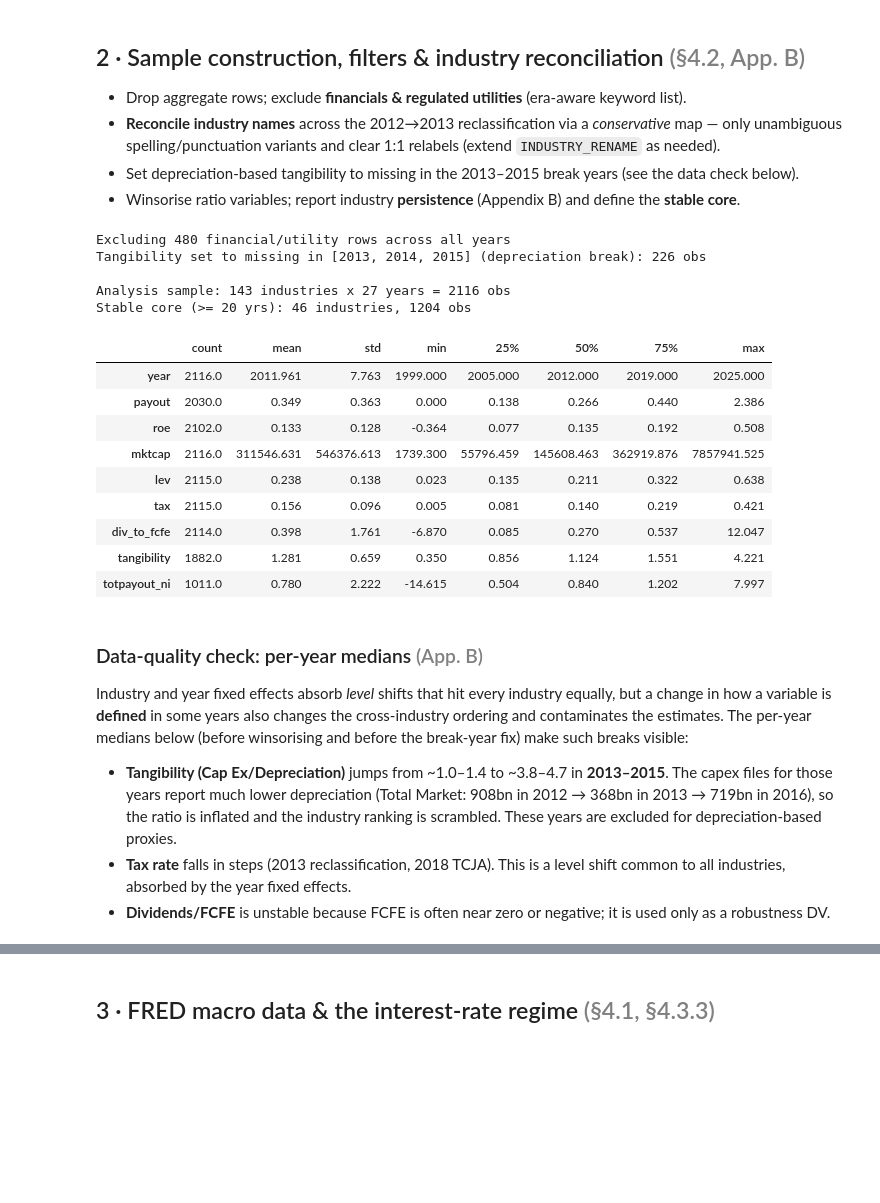
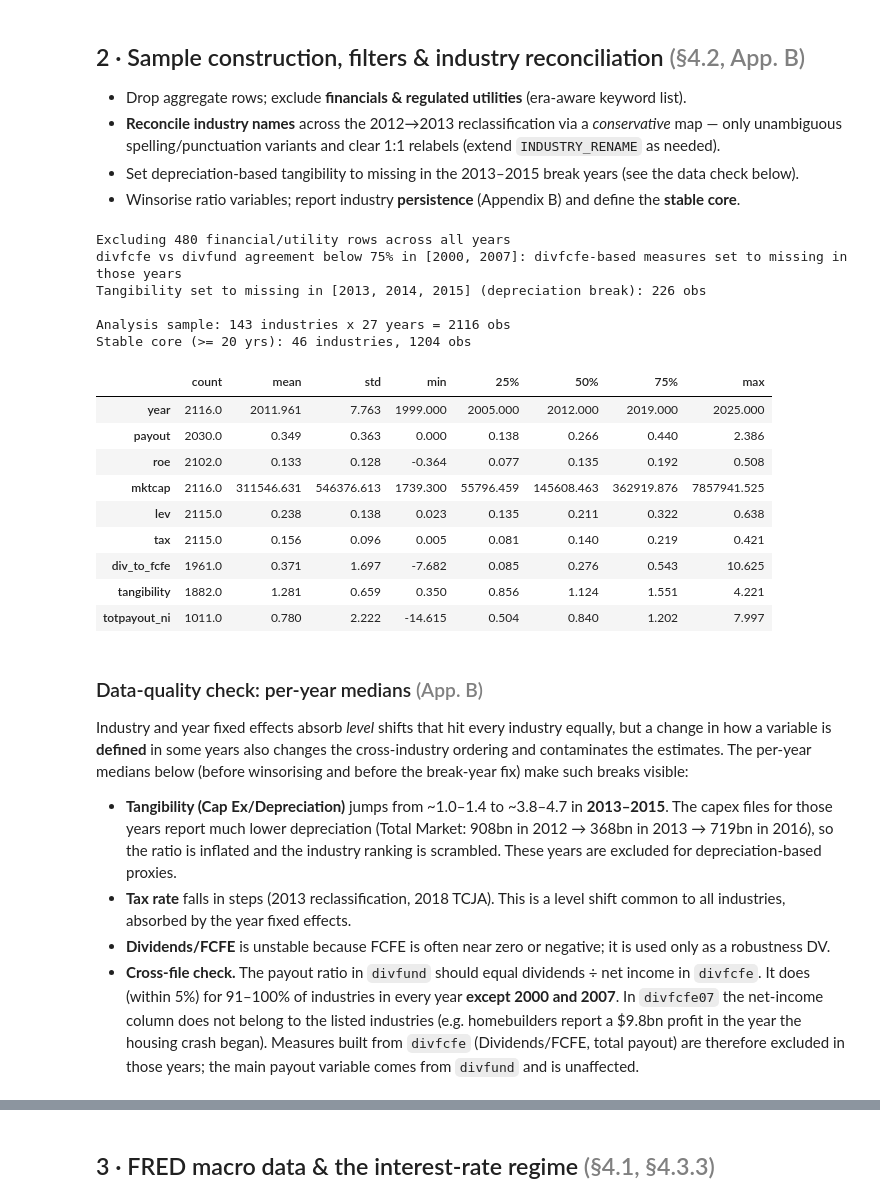
Before and after one commit to MilanKalajdzic/Master-Thesis, a Jupyter notebook: thesis_analysis.ipynb, the cells around one changed output, grey strips where cells are left out. Cells and saved outputs as stored; diff of their text form; code cells hidden in the pictures; blank space fills up the shorter version.

```diff
--- a/thesis_analysis.ipynb
+++ b/thesis_analysis.ipynb
@@ -84,6 +84,7 @@ FRED_SNAPSHOT = Path("data/fred/fred_snapshot.csv")
 
 # Sample construction
 WINSOR_P         = 0.01
+CROSSFILE_MIN_AGREE = 0.75     # min share of industries whose divfund payout matches divfcfe D/NI (±5%)
 EXCLUDE_FIN_UTIL = True
 MIN_YEARS_CORE   = 20          # stable-core robustness: keep industries present >= this many years
 COVID_YEARS      = [2020, 2021]
@@ -205,6 +206,10 @@ def load_year(year):
         dcol, fcol = pick_div(fc), pick_fcfe(fc)
         tot, ni = pick(fc, "dividends", "buyback"), pick(fc, "net income")
         f = pd.DataFrame({"industry": fc["industry"]})
+        if dcol:
+            f["div_usd"] = pd.to_numeric(fc[dcol], errors="coerce")   # $m, used for checks and §8b
+        if ni:
+            f["ni_usd"] = pd.to_numeric(fc[ni], errors="coerce")
         if dcol and fcol:
             f["div_to_fcfe"] = (pd.to_numeric(fc[dcol], errors="coerce")
                                 / pd.to_numeric(fc[fcol], errors="coerce").replace(0, np.nan))
@@ -322,37 +327,52 @@ def winsorize(df, cols, p=WINSOR_P):
 panel = clean_sample(raw)
 panel_prewin = panel.copy()      # kept for the per-year data-quality check below
 
+# Cross-file consistency: divfund's payout ratio vs dividends / net income from divfcfe (same year, same
+# industry). A year in which most industries disagree points to a scrambled divfcfe file (e.g. 2007, where
+# the net-income column does not match the industries); measures built from divfcfe are set to missing there.
+_r = raw[raw["industry"].replace(INDUSTRY_RENAME).isin(panel["industry"])]
+_calc = _r["div_usd"] / _r["ni_usd"].where(_r["ni_usd"] > 0)
+_both = _r["payout"].gt(0) & _calc.notna()
+_agree = ((_r["payout"] - _calc).abs() / _calc).lt(0.05)
+crossfile_agreement = _agree[_both].groupby(_r.loc[_both, "year"]).mean().rename("share_agree")
+DIVFCFE_BAD_YEARS = sorted(int(y) for y in crossfile_agreement[crossfile_agreement < CROSSFILE_MIN_AGREE].index)
+print(f"divfcfe vs divfund agreement below {CROSSFILE_MIN_AGREE:.0%} in {DIVFCFE_BAD_YEARS}: "
+      f"divfcfe-based measures set to missing in those years")
+panel.loc[panel["year"].isin(DIVFCFE_BAD_YEARS), ["div_to_fcfe", "totpayout_ni"]] = np.nan
+panel = panel.drop(columns=["div_usd", "ni_usd"])   # dollar levels stay in `raw` (summed where needed, §8b)
+
 if TANGIBILITY_PROXY in DEPREC_PROXIES:
     brk = panel["year"].isin(TANG_BREAK_YEARS)
     print(f"Tangibility set to missing in {TANG_BREAK_YEARS} (depreciation break): "
           f"{int(panel.loc[brk, 'tangibility'].notna().sum())} obs")
     panel.loc[brk, "tangibility"] = np.nan
 
 panel = winsorize(panel, [c for c in
         ["payout", "div_to_fcfe", "totpayout_ni", "lev", "roe", "tax", "tangibility"] if c in panel])
 
 # persistence / stable core (Appendix B)
 persist = panel.groupby("industry")["year"].nunique().sort_values(ascending=False)
 CORE = persist[persist >= MIN_YEARS_CORE].index.tolist()
 panel["in_core"] = panel["industry"].isin(CORE)
 print(f"\nAnalysis sample: {panel['industry'].nunique()} industries x {panel['year'].nunique()} years "
       f"= {len(panel)} obs")
 print(f"Stable core (>= {MIN_YEARS_CORE} yrs): {len(CORE)} industries, {int(panel['in_core'].sum())} obs")
 panel.describe().T.round(3)
 # %% [output]
 Excluding 480 financial/utility rows across all years
+divfcfe vs divfund agreement below 75% in [2000, 2007]: divfcfe-based measures set to missing in those years
 Tangibility set to missing in [2013, 2014, 2015] (depreciation break): 226 obs
 
 Analysis sample: 143 industries x 27 years = 2116 obs
 Stable core (>= 20 yrs): 46 industries, 1204 obs
 |  | count | mean | std | min | 25% | 50% | 75% | max |
 | year | 2116.0 | 2011.961 | 7.763 | 1999.000 | 2005.000 | 2012.000 | 2019.000 | 2025.000 |
 | payout | 2030.0 | 0.349 | 0.363 | 0.000 | 0.138 | 0.266 | 0.440 | 2.386 |
 | roe | 2102.0 | 0.133 | 0.128 | -0.364 | 0.077 | 0.135 | 0.192 | 0.508 |
 | mktcap | 2116.0 | 311546.631 | 546376.613 | 1739.300 | 55796.459 | 145608.463 | 362919.876 | 7857941.525 |
 | lev | 2115.0 | 0.238 | 0.138 | 0.023 | 0.135 | 0.211 | 0.322 | 0.638 |
 | tax | 2115.0 | 0.156 | 0.096 | 0.005 | 0.081 | 0.140 | 0.219 | 0.421 |
-| div_to_fcfe | 2114.0 | 0.398 | 1.761 | -6.870 | 0.085 | 0.270 | 0.537 | 12.047 |
+| div_to_fcfe | 1961.0 | 0.371 | 1.697 | -7.682 | 0.085 | 0.276 | 0.543 | 10.625 |
 | tangibility | 1882.0 | 1.281 | 0.659 | 0.350 | 0.856 | 1.124 | 1.551 | 4.221 |
 | totpayout_ni | 1011.0 | 0.780 | 2.222 | -14.615 | 0.504 | 0.840 | 1.202 | 7.997 |
 # %% [markdown]
@@ -369,6 +389,11 @@ The per-year medians below (before winsorising and before the break-year fix) ma
 - **Tax rate** falls in steps (2013 reclassification, 2018 TCJA). This is a level shift common to all
   industries, absorbed by the year fixed effects.
 - **Dividends/FCFE** is unstable because FCFE is often near zero or negative; it is used only as a robustness DV.
+- **Cross-file check.** The payout ratio in `divfund` should equal dividends ÷ net income in `divfcfe`. It does
+  (within 5%) for 91–100% of industries in every year **except 2000 and 2007**. In `divfcfe07` the net-income column
+  does not belong to the listed industries (e.g. homebuilders report a $9.8bn profit in the year the housing crash
+  began). Measures built from `divfcfe` (Dividends/FCFE, total payout) are therefore excluded in those years; the
+  main payout variable comes from `divfund` and is unaffected.
 # %%
 
 chk_cols = ["payout", "lev", "roe", "tax", "tangibility", "div_to_fcfe"]
```
Also changed, not shown: parts of 5 cells of this notebook, 4 other files.
